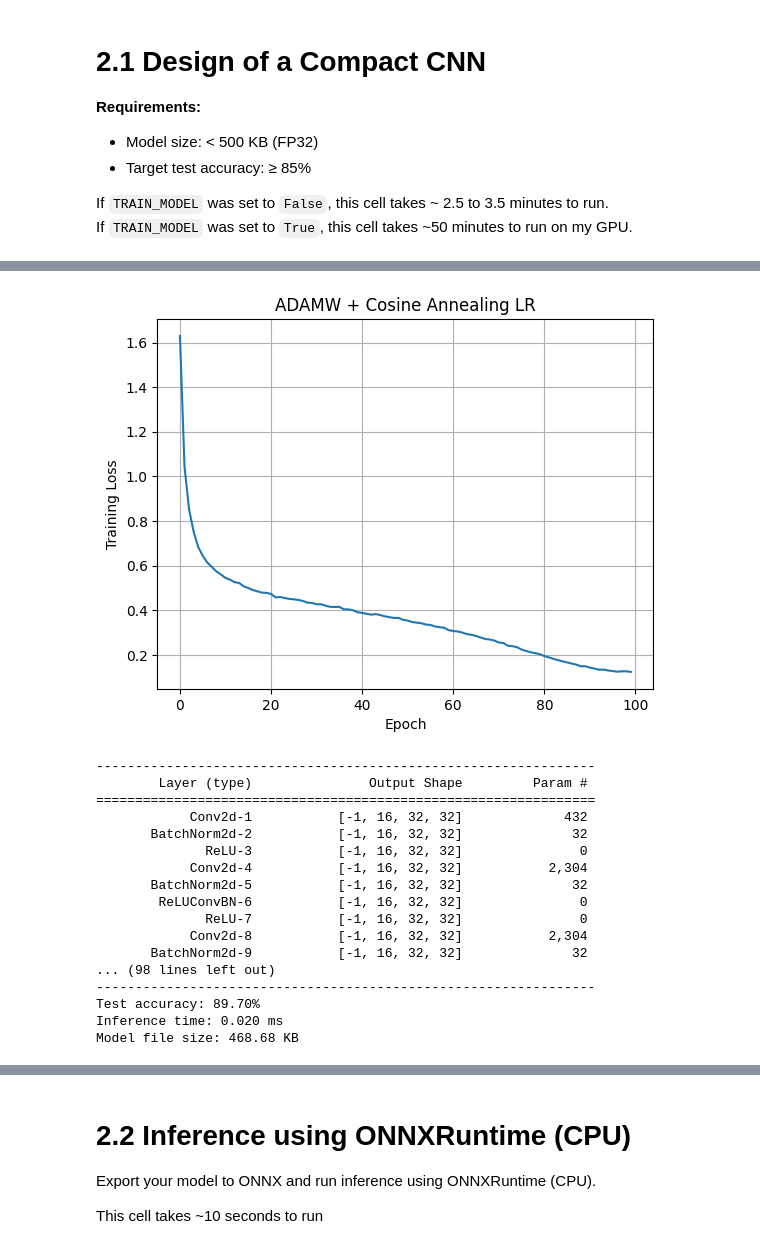
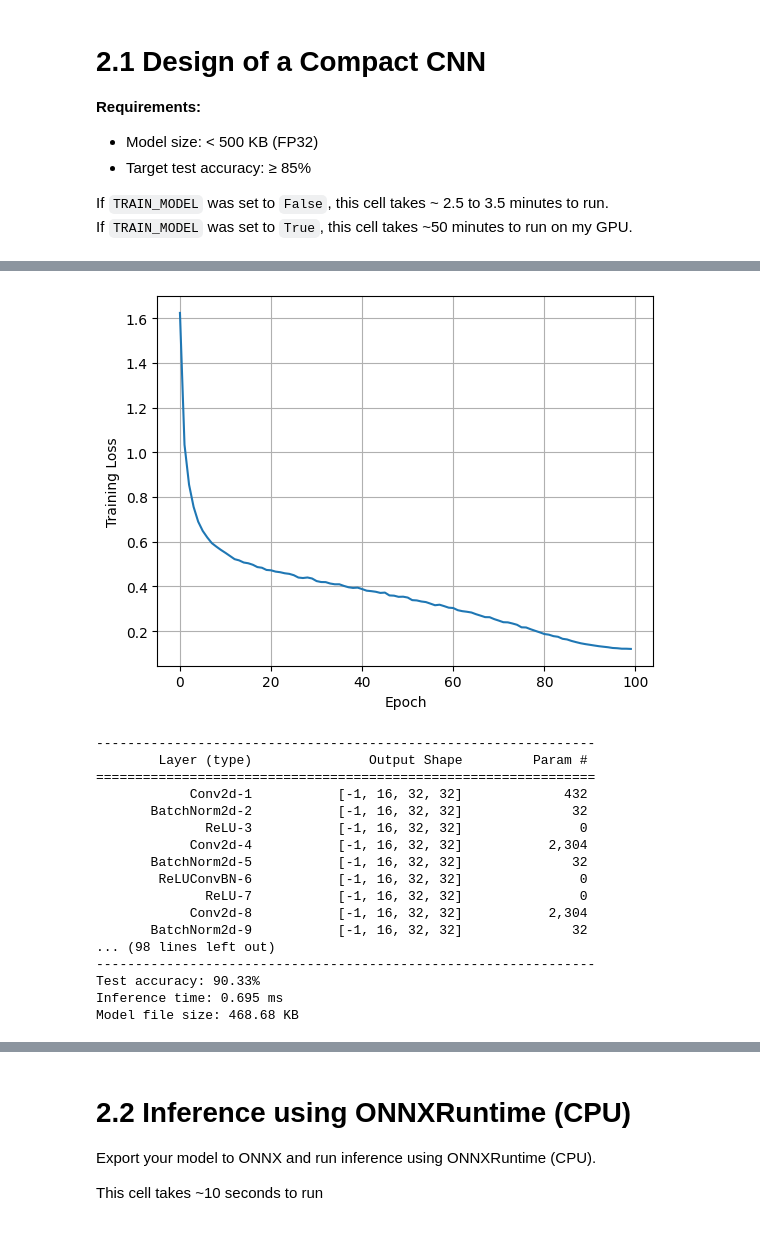
Before and after one commit to SigmaAcehole/Tiny-ML-CIFAR-10, a Jupyter notebook: eshan_sabhapandit.ipynb, the cells around one changed output, grey strips where cells are left out. Cells and saved outputs as stored; diff of their text form; code cells hidden in the pictures.

```diff
--- a/eshan_sabhapandit.ipynb
+++ b/eshan_sabhapandit.ipynb
@@ -222,7 +222,6 @@ if TRAIN_MODEL:
     plt.xlabel("Epoch")
     plt.ylabel("Training Loss")
     plt.grid()
-    plt.title("ADAMW + Cosine Annealing LR")
     plt.show()
 
 else:
@@ -269,5 +268,5 @@ Epoch 100 | loss 0.1237 | test acc 89.70%
 Training complete!
-[figure, old version]
+[figure, new version]
 ----------------------------------------------------------------
         Layer (type)               Output Shape         Param #
 ================================================================
@@ -282,8 +281,8 @@ Training complete!
        BatchNorm2d-9           [-1, 16, 32, 32]              32
 ... (98 lines left out)
 ----------------------------------------------------------------
-Test accuracy: 89.70%
-Inference time: 0.020 ms
+Test accuracy: 90.33%
+Inference time: 0.695 ms
 Model file size: 468.68 KB
 # %% [markdown]
 **Fill-in the Results:**
```
Also changed, not shown: parts of 9 cells of this notebook, 1 other file.
